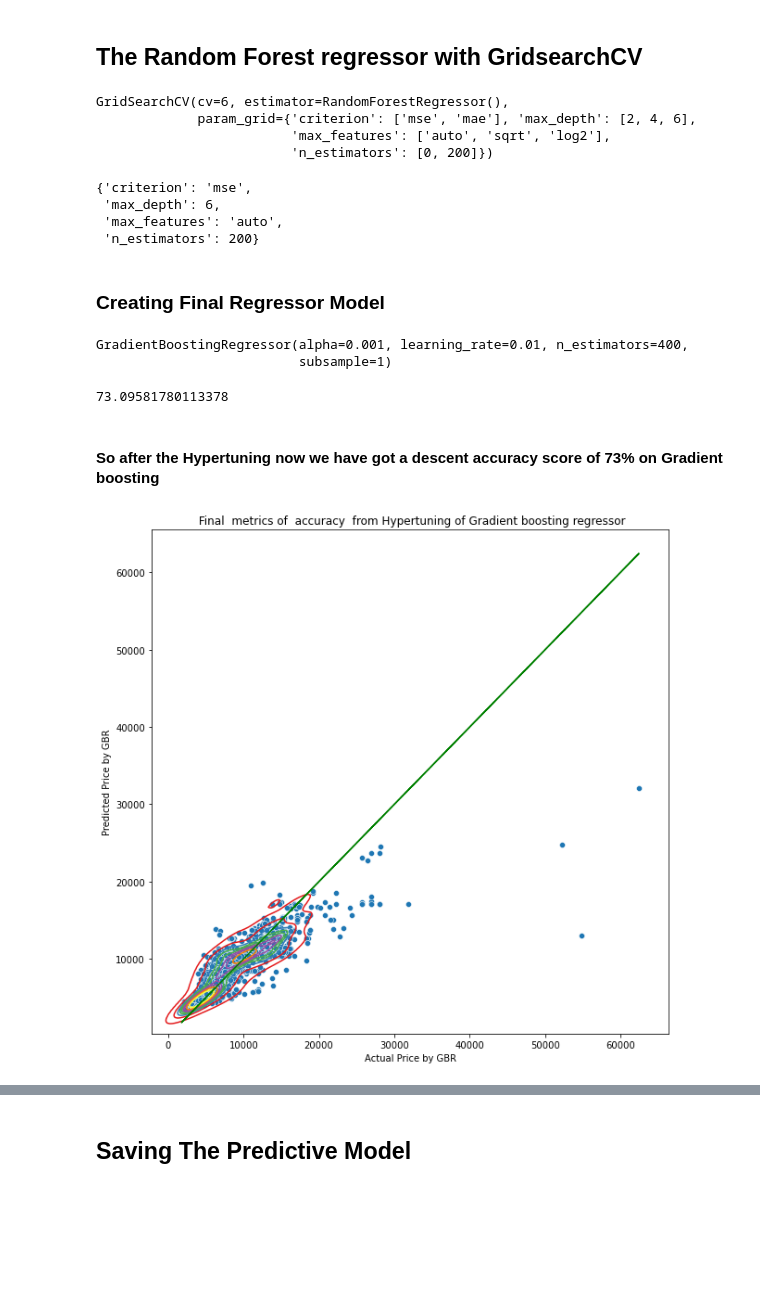
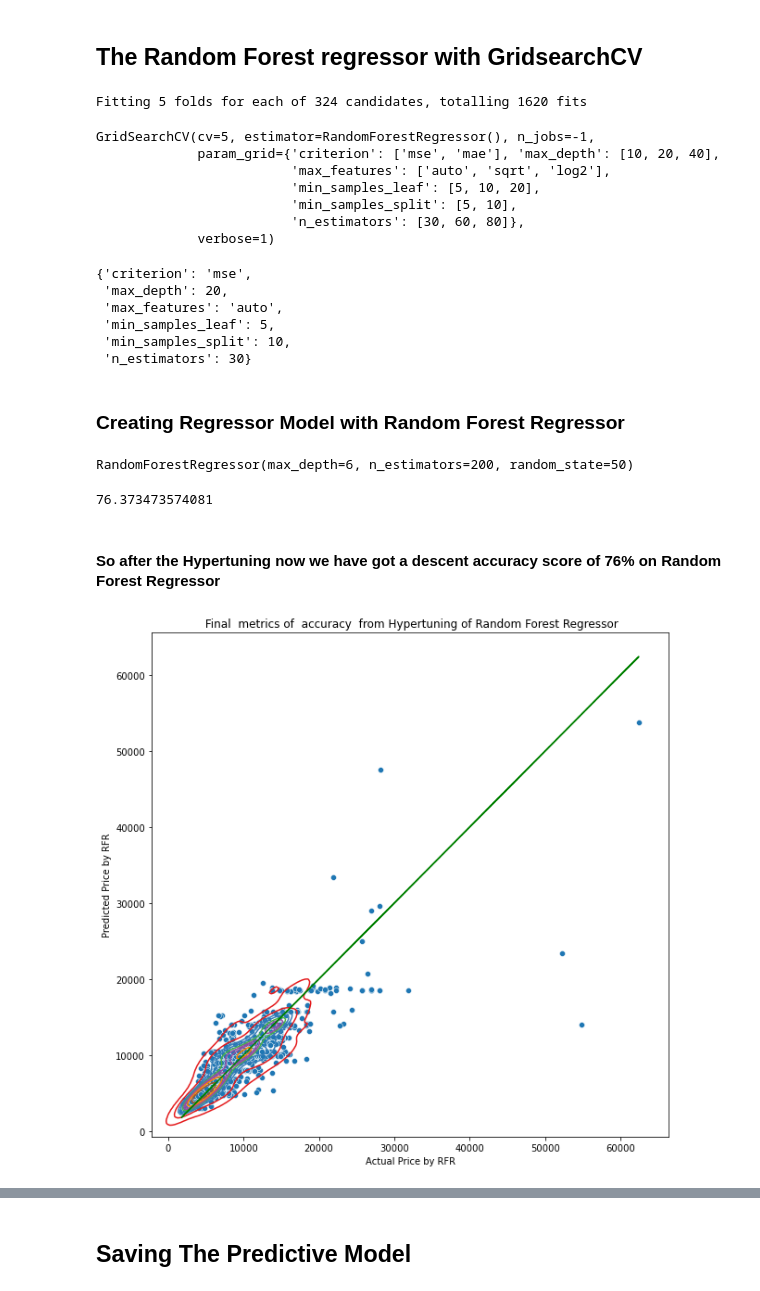
Before and after one commit to ArchanaKumari846/DataTrained_Projects, a Jupyter notebook: Flight_Price_Prediction.ipynb, the cells around one changed output, grey strips where cells are left out. Cells and saved outputs as stored; diff of their text form; code cells hidden in the pictures; blank space fills up the shorter version.

```diff
--- a/Flight_Price_Prediction.ipynb
+++ b/Flight_Price_Prediction.ipynb
@@ -2600,57 +2633,61 @@ CV_GBR.best_params_
 # %% [markdown]
 ## The Random Forest regressor with GridsearchCV
 # %%
-parameters = {'criterion':['mse', 'mae'],
-             'max_features':['auto', 'sqrt', 'log2'],
-             'n_estimators':[0,200],
-             'max_depth':[2,4,6]}
+parameter = {'n_estimators':[30,60,80],'max_depth': [10,20,40],
+             'min_samples_leaf':[5,10,20],'min_samples_split':[5,10],
+             'criterion':['mse','mae'],'max_features':["auto","sqrt","log2"]}
 # %%
-GCV = GridSearchCV(RandomForestRegressor(),parameters,cv=6)
+GCV = GridSearchCV(RandomForestRegressor(),parameter,cv=5,n_jobs = -1,verbose = 1)
 # %%
 GCV.fit(x_train,y_train)
 # %% [output]
-GridSearchCV(cv=6, estimator=RandomForestRegressor(),
-             param_grid={'criterion': ['mse', 'mae'], 'max_depth': [2, 4, 6],
-                         'max_features': ['auto', 'sqrt', 'log2'],
-                         'n_estimators': [0, 200]})
+Fitting 5 folds for each of 324 candidates, totalling 1620 fits
+GridSearchCV(cv=5, estimator=RandomForestRegressor(), n_jobs=-1,
+             param_grid={'criterion': ['mse', 'mae'], 'max_depth': [10, 20, 40],
+                         'max_features': ['auto', 'sqrt', 'log2'],
+                         'min_samples_leaf': [5, 10, 20],
+                         'min_samples_split': [5, 10],
+                         'n_estimators': [30, 60, 80]},
+             verbose=1)
 # %%
 GCV.best_params_
 # %% [output]
 {'criterion': 'mse',
- 'max_depth': 6,
+ 'max_depth': 20,
  'max_features': 'auto',
- 'n_estimators': 200}
+ 'min_samples_leaf': 5,
+ 'min_samples_split': 10,
+ 'n_estimators': 30}
 # %% [markdown]
-### Creating Final Regressor Model
+### Creating Regressor Model with  Random Forest Regressor
 # %%
-GBR = GradientBoostingRegressor(n_estimators=400,alpha=0.001,learning_rate= 0.01, max_depth= 3, subsample = 1)
-GBR.fit(x_train, y_train)
+RFR = RandomForestRegressor(random_state=50, max_features='auto', n_estimators= 200, max_depth=6, criterion='mse')
+RFR.fit(x_train, y_train)
 # %% [output]
-GradientBoostingRegressor(alpha=0.001, learning_rate=0.01, n_estimators=400,
-                          subsample=1)
+RandomForestRegressor(max_depth=6, n_estimators=200, random_state=50)
 # %%
 #prediction
-GBRpred = GBR.predict(x_test)
+RFRpred = RFR.predict(x_test)
 #R2 score
-acc = r2_score(y_test,GBRpred)
+acc = r2_score(y_test,RFRpred)
 print(acc*100)
 # %% [output]
-73.09581780113378
+76.373473574081
 # %% [markdown]
-#### So after the Hypertuning now we have got a descent accuracy score of 73% on Gradient boosting
+#### So after the Hypertuning now we have got a descent accuracy score of 76% on Random Forest Regressor
 # %%
 #Verifying the final  performance of the model by graph
 plt.figure(figsize=(10,10))
-sns.scatterplot(x=y_test,y=GBRpred,palette='Set2')
-sns.kdeplot(x=y_test,y=GBRpred, cmap='Set1')
+sns.scatterplot(x=y_test,y=RFRpred,palette='Set2')
+sns.kdeplot(x=y_test,y=RFRpred, cmap='Set1')
 plt.plot(y_test,y_test,color='g')
 #Verifying the performance of the model by graph
-plt.xlabel("Actual Price by GBR")
-plt.ylabel("Predicted Price by GBR")
-plt.title(" Final  metrics of  accuracy  from Hypertuning of Gradient boosting regressor")
+plt.xlabel("Actual Price by RFR")
+plt.ylabel("Predicted Price by RFR")
+plt.title(" Final  metrics of  accuracy  from Hypertuning of Random Forest Regressor")
 plt.show()
 # %% [output]
-[figure, old version]
+[figure, new version]
 # %%
 #lets transform flight_test Dataset according to pca
 x_pca_test=pca.transform(flight_test)
```
Also changed, not shown: parts of 30 cells of this notebook.
